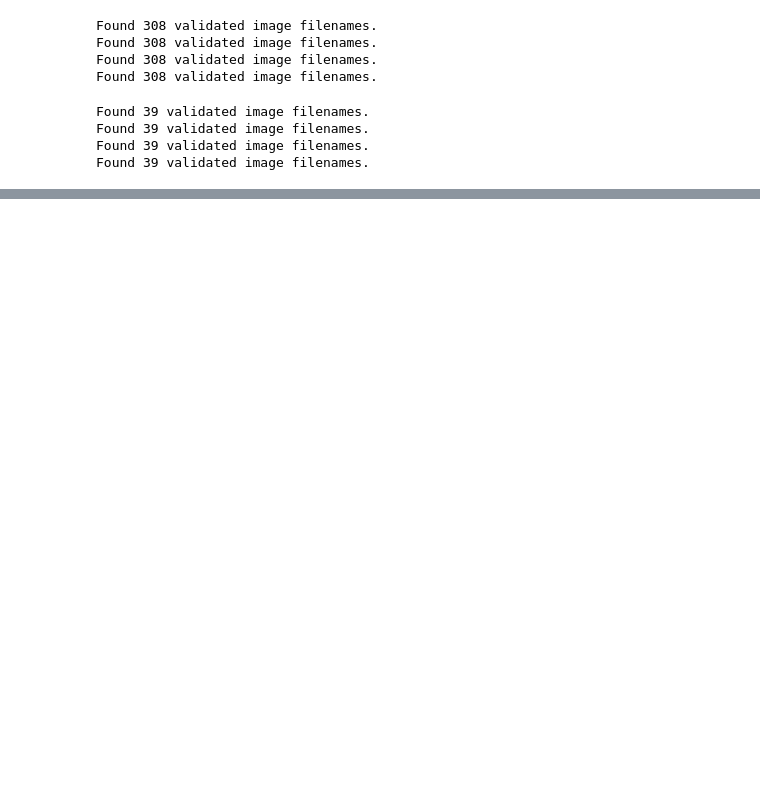
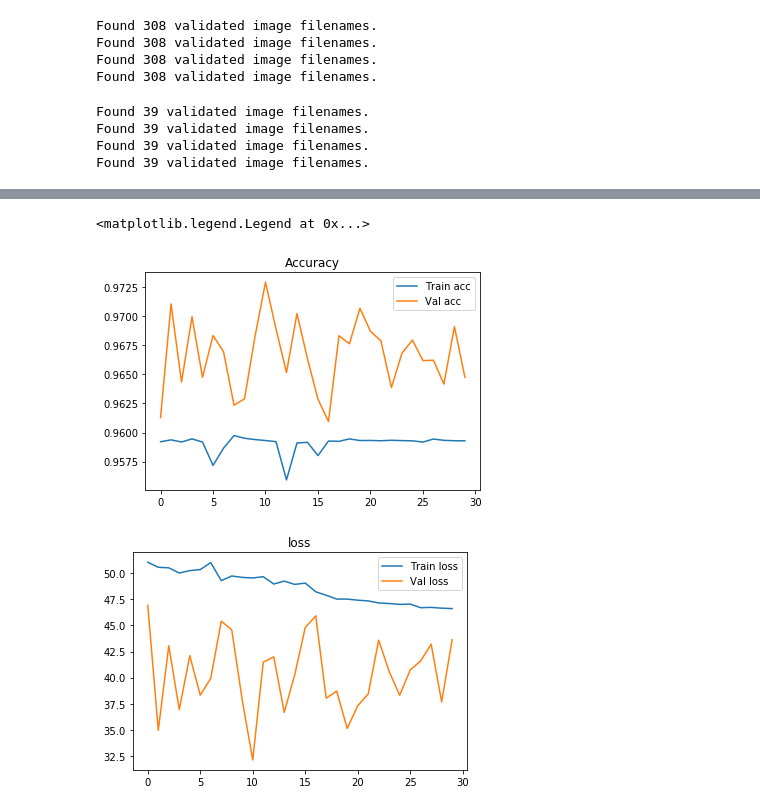
Before and after one commit to GarrettMerz/IntelinAirChallenge, a Jupyter notebook: IntelinAirChallenge.ipynb, the cells around one changed output, grey strips where cells are left out. Cells and saved outputs as stored; diff of their text form; code cells hidden in the pictures; blank space fills up the shorter version.

Commit message:
get working model

```diff
--- a/IntelinAirChallenge.ipynb
+++ b/IntelinAirChallenge.ipynb
@@ -317,18 +324,23 @@ def FullModel():
     image0 = Input(shape=(HEIGHT, WIDTH, CHANNELS), name = 'img0_input')
     image1 = Input(shape=(HEIGHT, WIDTH, CHANNELS), name = 'img1_input')
     image2 = Input(shape=(HEIGHT, WIDTH, CHANNELS), name = 'img2_input')
-    print(image0.shape)
+
     X1= UNet(image0)
     X2= UNet(image1)
     X3= UNet(image2)
-    print(X1.shape)
 
-    movie=Concatenate()([X1, X2, X3])
-    print(movie.shape)
+
+    X1 = tf.keras.backend.expand_dims(X1,axis=1)
+    X2 = tf.keras.backend.expand_dims(X2,axis=1)
+    X3 = tf.keras.backend.expand_dims(X3,axis=1)
+    movie=Concatenate(axis=1)([X1, X2, X3])
+
 
     outmask = ConvLSTM(movie)
+    model = Model(inputs = [image0,image1,image2], outputs = outmask, name='SemanticSegModel')
 
-    return outmask
+
+    return model
 # %%
 def lrfn(epoch):
     if epoch > 15:
@@ -336,8 +348,15 @@ def lrfn(epoch):
     elif epoch > 25:
         return 1e-4
     return 1e-3
+# %%
+# Learning rate callback
+lr_callback = tf.keras.callbacks.LearningRateScheduler(lambda step: lrfn(step))
+# Model checkpoint, saves weights if val loss reduces
+checkpoint = tf.keras.callbacks.ModelCheckpoint('model.h5', 'val_loss', save_best_only=True, save_weights_only=True, verbose=1)
 # %%
 opt_adam = optimizers.Adam()
+
 model = FullModel()
-model.compile(optimizer = opt_adam, loss = 'sparse_categorical_crossentropy', metrics = ['accuracy'])
+model.compile(optimizer = opt_adam, loss = 'categorical_crossentropy', metrics = ['accuracy'])
+model.summary()
 # %% [output]
@@ -347,0 +380,7 @@ ValueError: Input 0 of layer conv_lst_m2d_4 is incompatible with the layer: expe
+# %%
+train_steps = len(image0_train_generator)
+val_steps = len(image0_val_generator)
+
+history = model.fit(train_generator, validation_data=val_generator,
+                    steps_per_epoch=train_steps, validation_steps=val_steps,
+                    epochs = 30, verbose=1, callbacks=[checkpoint, lr_callback])
@@ -347,0 +405,16 @@ ValueError: Input 0 of layer conv_lst_m2d_4 is incompatible with the layer: expe
+# %%
+plt.figure()
+plt.plot(history.history['accuracy'], label = 'Train acc')
+plt.plot(history.history['val_accuracy'], label = 'Val acc')
+plt.title('Accuracy')
+plt.legend()
+
+plt.figure()
+plt.plot(history.history['loss'], label = 'Train loss')
+plt.plot(history.history['val_loss'], label = 'Val loss')
+plt.title('loss')
+plt.legend()
+# %% [output]
+<matplotlib.legend.Legend at 0x...>
+[figure, added]
+[figure, added]
```
Also changed, not shown: parts of 9 cells of this notebook, 1 other file.
